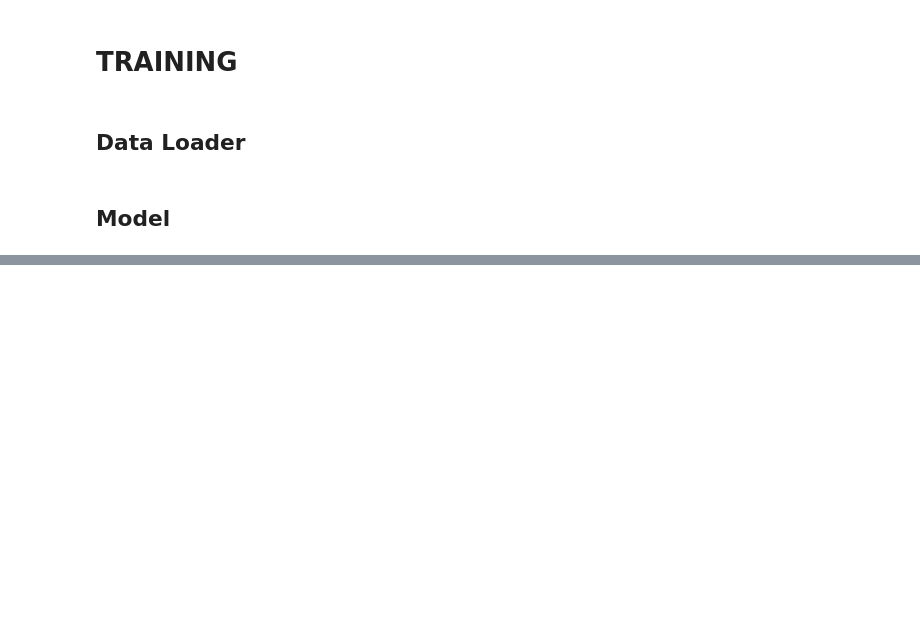
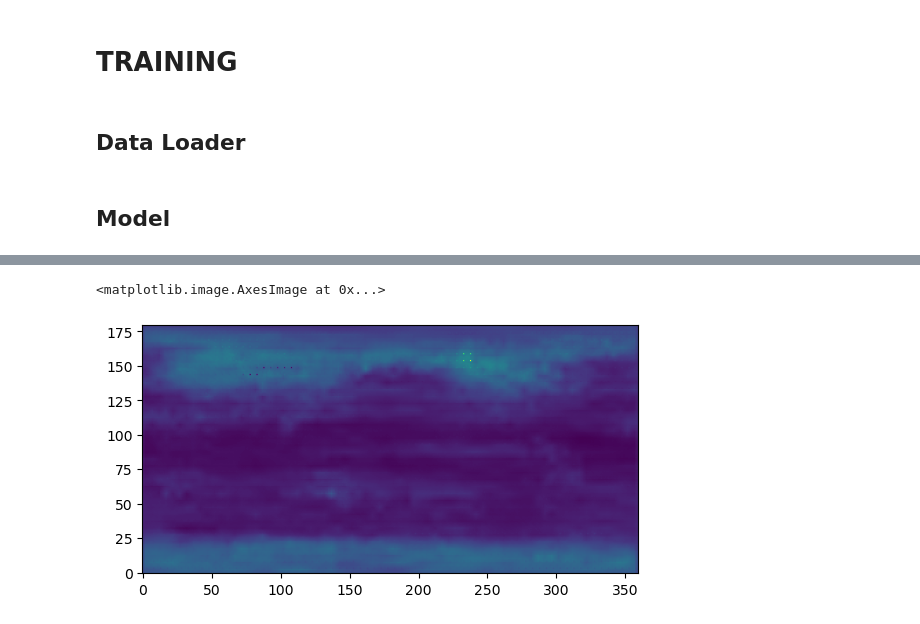
Before and after one commit to WillyChap/ViT_XAI, a Jupyter notebook: Models/S2Sbiascorr/trainViT.ipynb, the cells around one changed output, grey strips where cells are left out. Drawn from its saved outputs; the diff is of its cells as text; code cells hidden in the pictures; blank space fills up the shorter version.

```diff
--- a/Models/S2Sbiascorr/trainViT.ipynb
+++ b/Models/S2Sbiascorr/trainViT.ipynb
@@ -281 +276,6 @@ No improvement in validation accuracy.
+# %%
+plt.imshow(sigma[0].cpu().squeeze(),origin='lower')
+# %% [output]
+<matplotlib.image.AxesImage at 0x...>
+[figure, added]
 # %%
```
Also changed, not shown: parts of 7 cells of this notebook, 2 other files.
